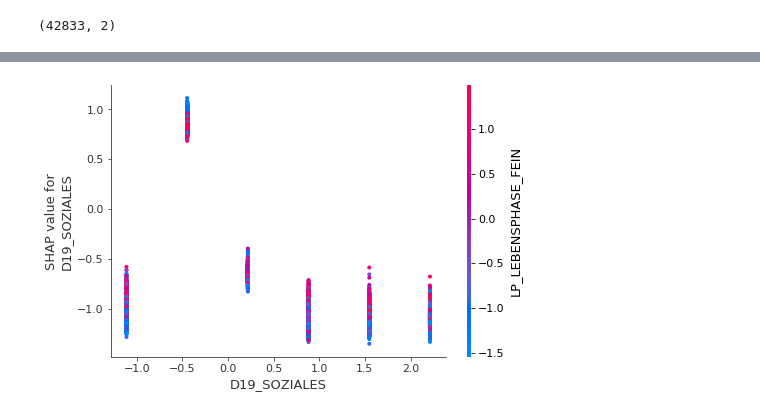
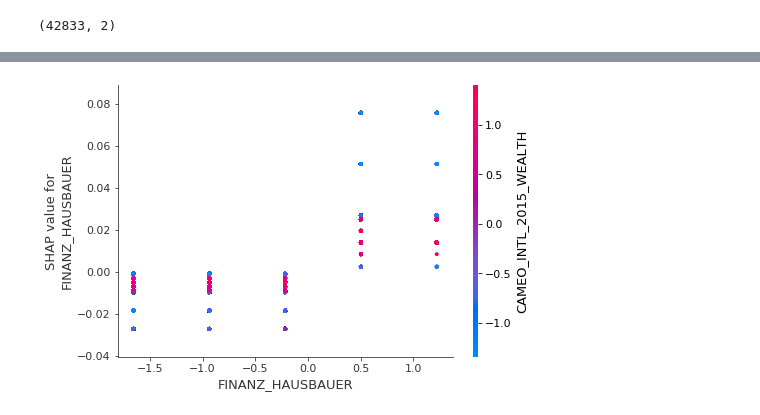
Before and after one commit to thapasun/udacity-DSND-capstone, a Jupyter notebook: Arvato Project Workbook.ipynb, the cells around one changed output, grey strips where cells are left out. Drawn from its saved outputs; the diff is of its cells as text; code cells hidden in the pictures.

Commit message:
SHAP plots

```diff
--- a/Arvato Project Workbook.ipynb
+++ b/Arvato Project Workbook.ipynb
@@ -1396,7 +1392,7 @@ shap.force_plot(explainer.expected_value, shap_values[0:100,:], X.iloc[0:100,:])
 # %%
-shap.dependence_plot("D19_SOZIALES", shap_values, X)
+shap.dependence_plot("FINANZ_HAUSBAUER", shap_values, X)
 # %% [output]
-[figure, old version]
+[figure, new version]
 # %%
 # summarize the effects of all the features
 shap.summary_plot(shap_values, X)
```
Also changed, not shown: parts of 6 cells of this notebook.
